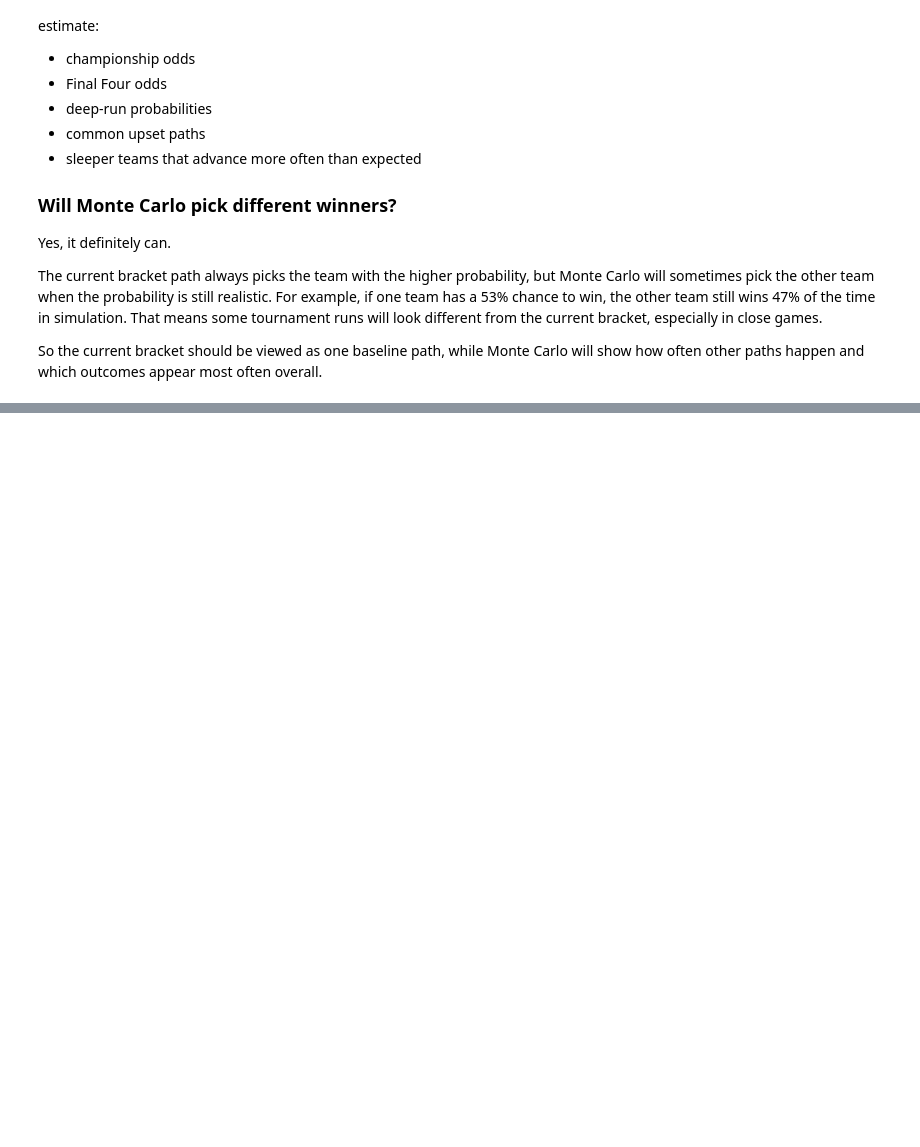
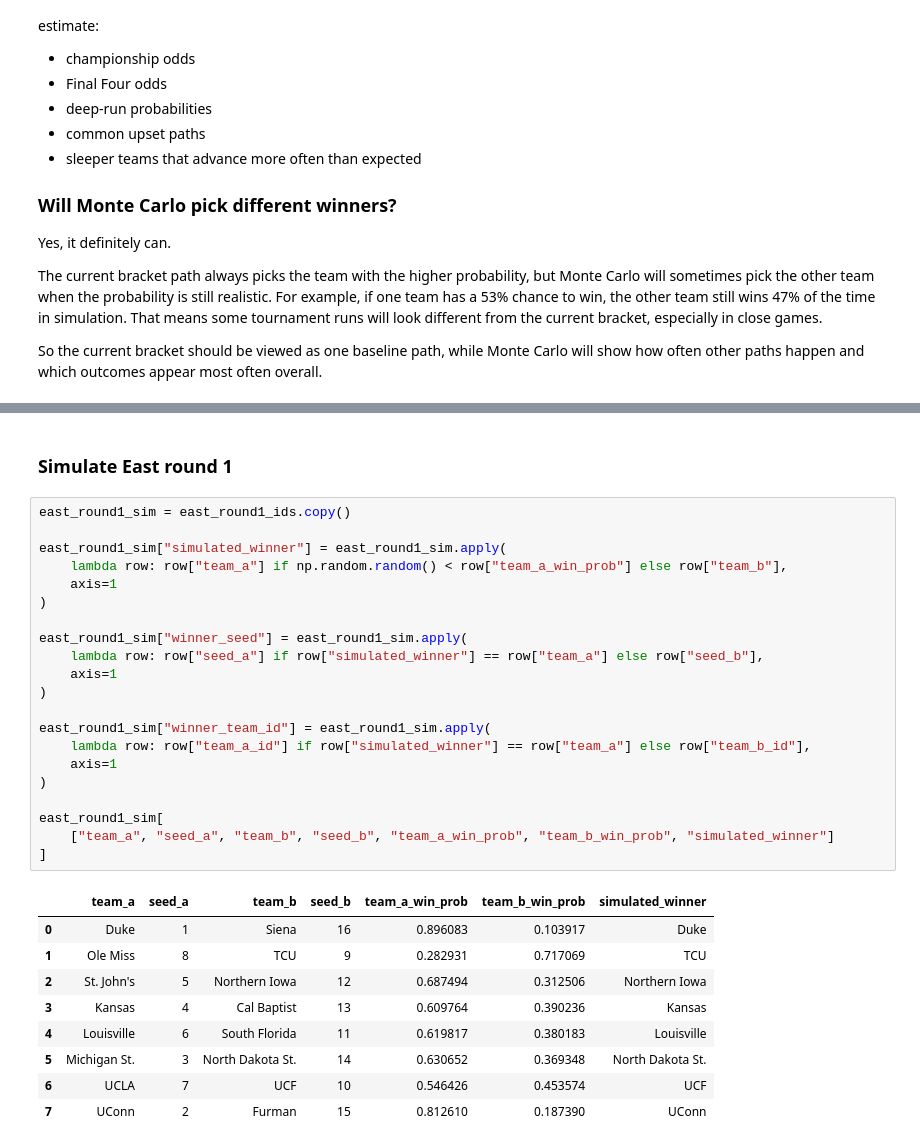
Before and after one commit to Andreachurchwell/march-madness-bracket-simulator, a Jupyter notebook: notebooks/exploration.ipynb, the cells around one changed output, grey strips where cells are left out. Drawn from its saved outputs; the diff is of its cells as text; blank space fills up the shorter version.

```diff
--- a/notebooks/exploration.ipynb
+++ b/notebooks/exploration.ipynb
@@ -3452,0 +3492,33 @@ So the current bracket should be viewed as one baseline path, while Monte Carlo
+# %% [markdown]
+### Simulate East round 1
+# %%
+east_round1_sim = east_round1_ids.copy()
+
+east_round1_sim["simulated_winner"] = east_round1_sim.apply(
+    lambda row: row["team_a"] if np.random.random() < row["team_a_win_prob"] else row["team_b"],
+    axis=1
+)
+
+east_round1_sim["winner_seed"] = east_round1_sim.apply(
+    lambda row: row["seed_a"] if row["simulated_winner"] == row["team_a"] else row["seed_b"],
+    axis=1
+)
+
+east_round1_sim["winner_team_id"] = east_round1_sim.apply(
+    lambda row: row["team_a_id"] if row["simulated_winner"] == row["team_a"] else row["team_b_id"],
+    axis=1
+)
+
+east_round1_sim[
+    ["team_a", "seed_a", "team_b", "seed_b", "team_a_win_prob", "team_b_win_prob", "simulated_winner"]
+]
+# %% [output]
+|  | team_a | seed_a | team_b | seed_b | team_a_win_prob | team_b_win_prob | simulated_winner |
+| 0 | Duke | 1 | Siena | 16 | 0.896083 | 0.103917 | Duke |
+| 1 | Ole Miss | 8 | TCU | 9 | 0.282931 | 0.717069 | TCU |
+| 2 | St. John's | 5 | Northern Iowa | 12 | 0.687494 | 0.312506 | Northern Iowa |
+| 3 | Kansas | 4 | Cal Baptist | 13 | 0.609764 | 0.390236 | Kansas |
+| 4 | Louisville | 6 | South Florida | 11 | 0.619817 | 0.380183 | Louisville |
+| 5 | Michigan St. | 3 | North Dakota St. | 14 | 0.630652 | 0.369348 | North Dakota St. |
+| 6 | UCLA | 7 | UCF | 10 | 0.546426 | 0.453574 | UCF |
+| 7 | UConn | 2 | Furman | 15 | 0.812610 | 0.187390 | UConn |
```
Also changed, not shown: parts of 16 cells of this notebook.
